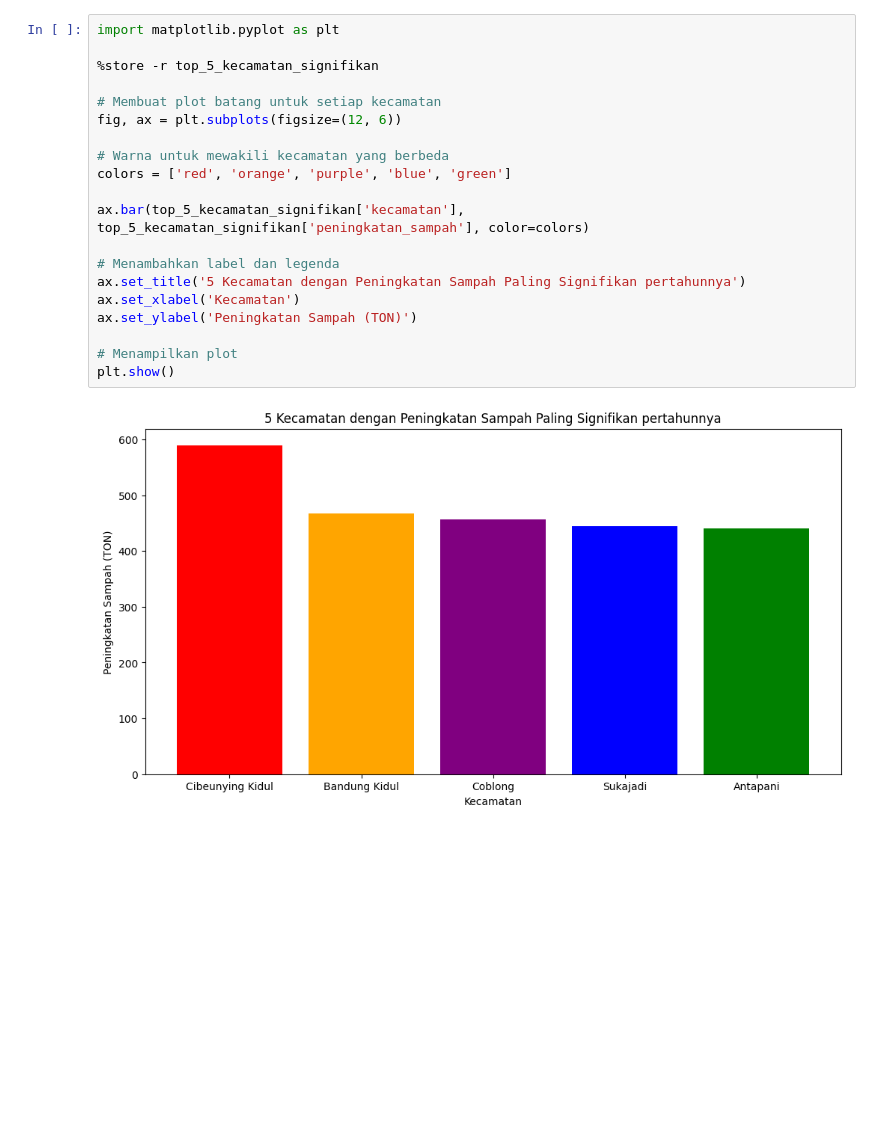
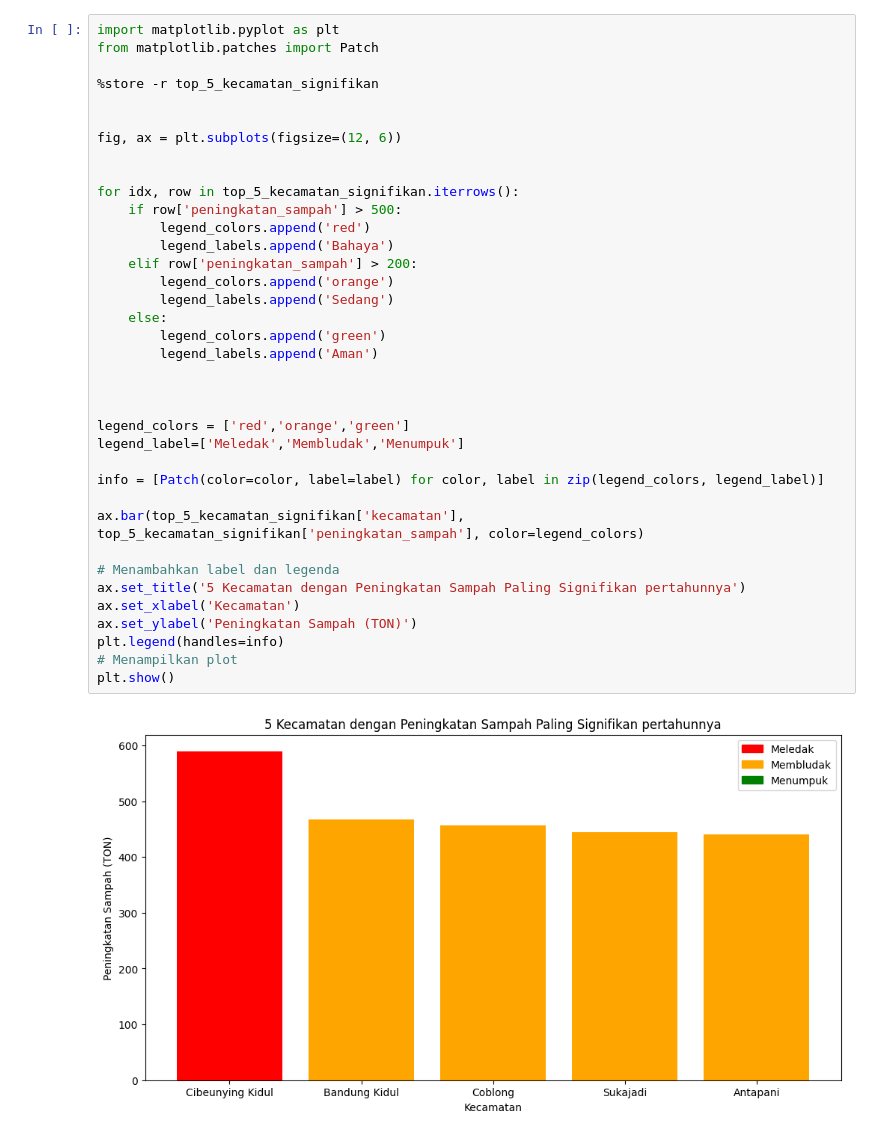
Before and after one commit to irsyaad06/Sampah-Rapih, a Jupyter notebook: feature/chart/KenaikanSignifikan.ipynb, the cells around one changed output. Cells and saved outputs as stored; diff of their text form; blank space fills up the shorter version.

```diff
--- a/feature/chart/KenaikanSignifikan.ipynb
+++ b/feature/chart/KenaikanSignifikan.ipynb
@@ -1,22 +1,39 @@
 # %%
 import matplotlib.pyplot as plt
+from matplotlib.patches import Patch
 
 %store -r top_5_kecamatan_signifikan
 
-# Membuat plot batang untuk setiap kecamatan
+
 fig, ax = plt.subplots(figsize=(12, 6))
 
-# Warna untuk mewakili kecamatan yang berbeda
-colors = ['red', 'orange', 'purple', 'blue', 'green']
 
-ax.bar(top_5_kecamatan_signifikan['kecamatan'], top_5_kecamatan_signifikan['peningkatan_sampah'], color=colors)
+for idx, row in top_5_kecamatan_signifikan.iterrows():
+    if row['peningkatan_sampah'] > 500:
+        legend_colors.append('red')
+        legend_labels.append('Bahaya')
+    elif row['peningkatan_sampah'] > 200:
+        legend_colors.append('orange')
+        legend_labels.append('Sedang')
+    else:
+        legend_colors.append('green')
+        legend_labels.append('Aman')
+
+
+
+legend_colors = ['red','orange','green']
+legend_label=['Meledak','Membludak','Menumpuk']
+
+info = [Patch(color=color, label=label) for color, label in zip(legend_colors, legend_label)]
+
+ax.bar(top_5_kecamatan_signifikan['kecamatan'], top_5_kecamatan_signifikan['peningkatan_sampah'], color=legend_colors)
 
 # Menambahkan label dan legenda
 ax.set_title('5 Kecamatan dengan Peningkatan Sampah Paling Signifikan pertahunnya')
 ax.set_xlabel('Kecamatan')
 ax.set_ylabel('Peningkatan Sampah (TON)')
-
+plt.legend(handles=info)
 # Menampilkan plot
 plt.show()
 # %% [output]
-[figure, old version]
+[figure, new version]
```
Also changed, not shown: 18 other files.
